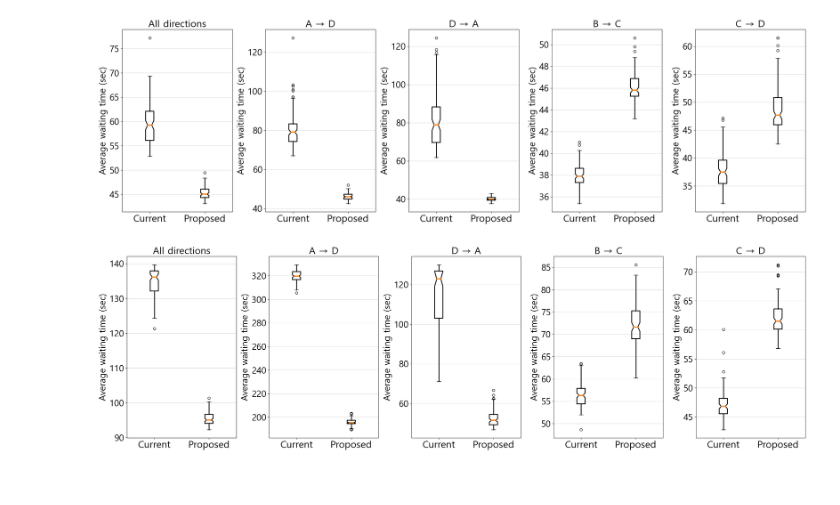
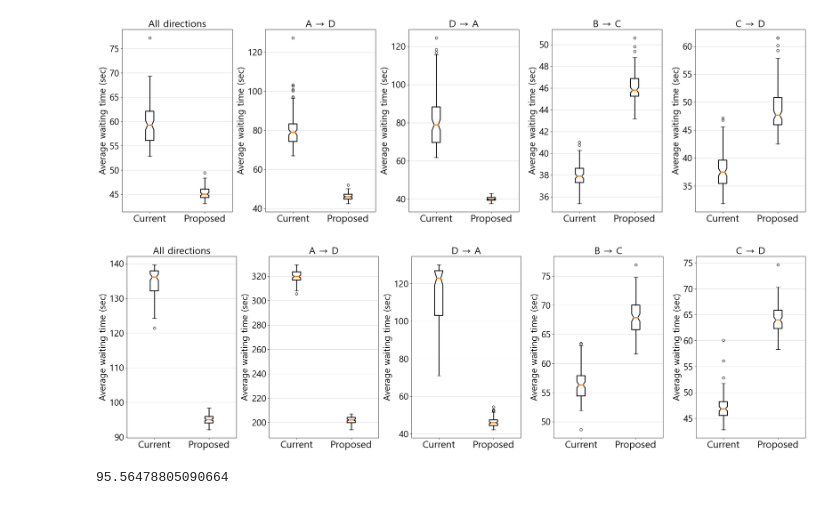
Before and after one commit to pjh09050/Graduation-research, a Jupyter notebook: 시각화 plot/total_graph.ipynb, the cells around one changed output. Cells and saved outputs as stored; diff of their text form; code cells hidden in the pictures.

```diff
--- a/시각화 plot/total_graph.ipynb
+++ b/시각화 plot/total_graph.ipynb
@@ -256,7 +246,7 @@ import matplotlib.pyplot as plt
 plt.rc('font', family='Malgun Gothic')
 
 df_current = pd.read_csv('퇴근_기존 신호 시뮬레이션 결과.csv')
-df_pso = pd.read_csv('퇴근_PSO 1 신호 시뮬레이션 결과.csv')
+df_pso = pd.read_csv('퇴근_0.2_2_1_신호 시뮬레이션 결과.csv')
 
 current_datasets = df_current.iloc[:,1:].values.tolist()
 pso_datasets = df_pso.iloc[:,1:].values.tolist()
@@ -460,19 +450,24 @@ import matplotlib.pyplot as plt
 plt.rc('font', family='Malgun Gothic')
 
 df_waiting_result = pd.read_csv('퇴근_waiting_result 결과.csv')
-df_waiting_result1 = pd.read_csv('퇴근_waiting_result3 결과.csv')
+#df_waiting_result1 = pd.read_csv('퇴근_waiting_result3 결과.csv')
+df_waiting_result1 = pd.read_csv('퇴근_0.5_1_1_waiting_result 결과.csv')
 
 df_left_right_result = pd.read_csv('퇴근_left_right_result 결과.csv')
-df_left_right_result1 = pd.read_csv('퇴근_left_right_result3 결과.csv')
+#df_left_right_result1 = pd.read_csv('퇴근_left_right_result3 결과.csv')
+df_left_right_result1 = pd.read_csv('퇴근_0.5_1_1_left_right_result 결과.csv')
 
 df_right_left_result = pd.read_csv('퇴근_right_left_result 결과.csv')
-df_right_left_result1 = pd.read_csv('퇴근_right_left_result3 결과.csv')
+#df_right_left_result1 = pd.read_csv('퇴근_right_left_result3 결과.csv')
+df_right_left_result1 = pd.read_csv('퇴근_0.5_1_1_right_left_result 결과.csv')
 
 df_up_down_result = pd.read_csv('퇴근_up_down_result 결과.csv')
-df_up_down_result1 = pd.read_csv('퇴근_up_down_result3 결과.csv')
+#df_up_down_result1 = pd.read_csv('퇴근_up_down_result3 결과.csv')
+df_up_down_result1 = pd.read_csv('퇴근_0.5_1_1_up_down_result 결과.csv')
 
 df_down_up_result = pd.read_csv('퇴근_down_up_result 결과.csv')
-df_down_up_result1 = pd.read_csv('퇴근_down_up_result3 결과.csv')
+#df_down_up_result1 = pd.read_csv('퇴근_down_up_result3 결과.csv')
+df_down_up_result1 = pd.read_csv('퇴근_0.5_1_1_down_up_result 결과.csv')
 
 waiting_result = df_waiting_result.iloc[:,1:].values.ravel().tolist()
 waiting_result1 = df_waiting_result1.iloc[:,1:].values.ravel().tolist()
@@ -497,31 +492,35 @@ up_down_data = [up_down_result, up_down_result1]
 down_up_data = [down_up_result, down_up_result1]
 
 data_categories = [waiting_data, left_right_data, right_left_data, up_down_data, down_up_data]
 #category_names = ['모든 방향', '시화공단 → 정왕역', '정왕역 → 시화공단', '월곶 → 안산', '안산 → 월곶']
 category_names = ['All directions', 'A → D', 'D → A', 'B → C', 'C → D']
 
 # Create subplots with adjusted spacing and increased figure size
 fig, axes = plt.subplots(1, 5, figsize=(30, 9), sharey=False, gridspec_kw={'wspace': 0.3})
 
 # Define box style with wider boxes
 boxprops = dict(linewidth=2, color='black')
 flierprops = dict(marker='o')
 whiskerprops = dict(linewidth=2)
 medianprops = dict(linewidth=3)
 
 # Plot each category in a separate subplot
 for i, ax in enumerate(axes):
     boxplot = ax.boxplot(data_categories[i], boxprops=boxprops, flierprops=flierprops, notch=True, whiskerprops=whiskerprops, medianprops=medianprops)
     ax.yaxis.grid(True, alpha=0.5)
     ax.set_title(category_names[i], fontsize=24)
     ax.set_xticklabels(['Current', 'Proposed'], fontsize=24)
     ax.set_ylabel('Average waiting time (sec)', fontsize=22)
     ax.tick_params(axis='y', labelsize=22)
 
 # Adjust the layout
 plt.subplots_adjust(top=0.8)
 
 # Show the plot
 plt.show()
 # %% [output]
-[figure, old version]
+[figure, new version]
+# %%
+sum(waiting_result1) / len(waiting_result1)
+# %% [output]
+95.56478805090664
```
Also changed, not shown: parts of 2 cells of this notebook, 37 other files.
